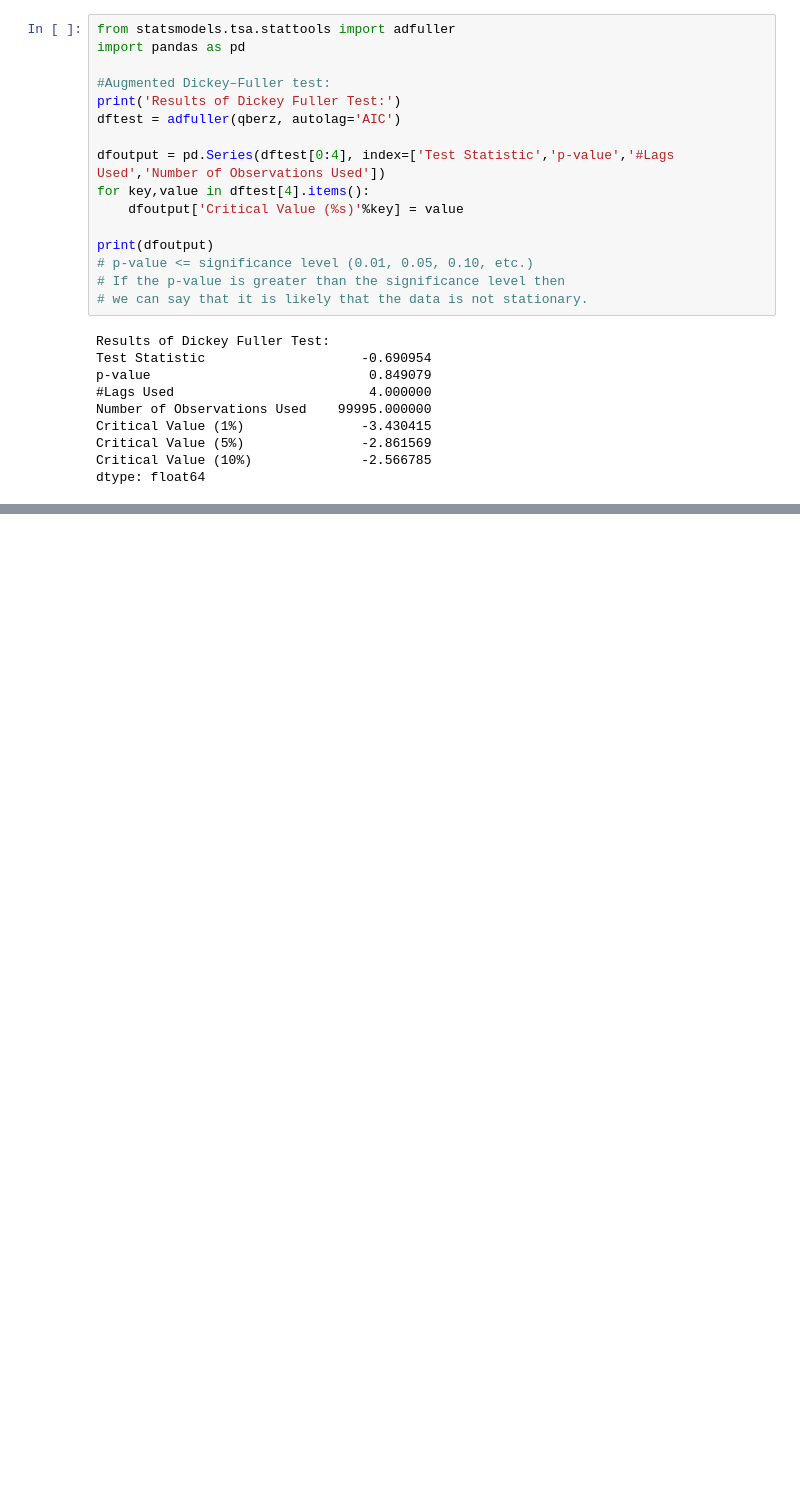
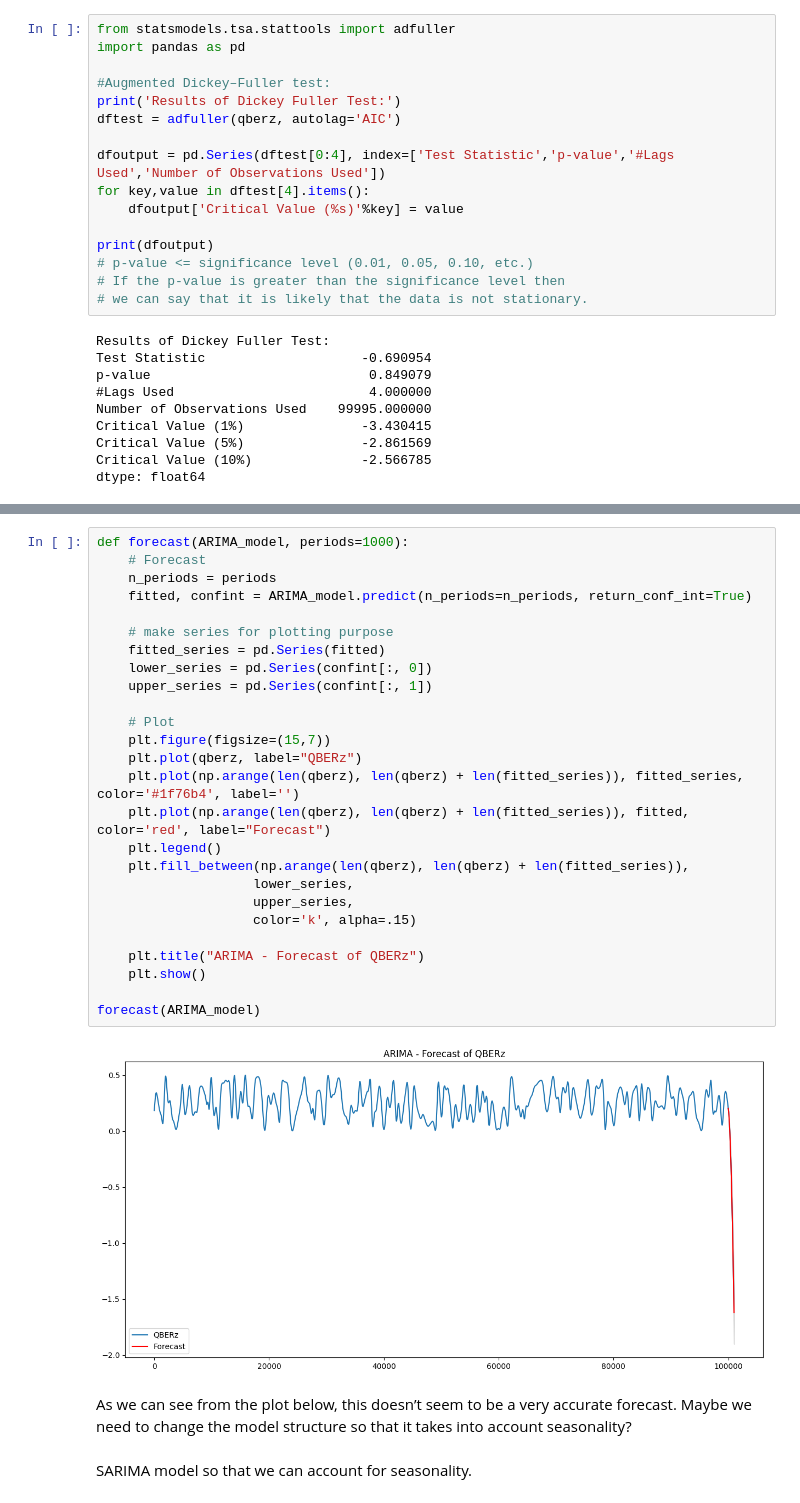
Before and after one commit to callmechristian/qnctrl, a Jupyter notebook: SARIMA.ipynb, the cells around one changed output, grey strips where cells are left out. Saved outputs shown, nothing was run; the diff lists cells and outputs as text; blank space fills up the shorter version.

```diff
--- a/SARIMA.ipynb
+++ b/SARIMA.ipynb
@@ -171,0 +122,32 @@ ABNORMAL_TERMINATION_IN_LNSRCH
+# %%
+def forecast(ARIMA_model, periods=1000):
+    # Forecast
+    n_periods = periods
+    fitted, confint = ARIMA_model.predict(n_periods=n_periods, return_conf_int=True)
+
+    # make series for plotting purpose
+    fitted_series = pd.Series(fitted)
+    lower_series = pd.Series(confint[:, 0])
+    upper_series = pd.Series(confint[:, 1])
+
+    # Plot
+    plt.figure(figsize=(15,7))
+    plt.plot(qberz, label="QBERz")
+    plt.plot(np.arange(len(qberz), len(qberz) + len(fitted_series)), fitted_series, color='#1f76b4', label='')
+    plt.plot(np.arange(len(qberz), len(qberz) + len(fitted_series)), fitted, color='red', label="Forecast")
+    plt.legend()
+    plt.fill_between(np.arange(len(qberz), len(qberz) + len(fitted_series)),
+                    lower_series,
+                    upper_series,
+                    color='k', alpha=.15)
+
+    plt.title("ARIMA - Forecast of QBERz")
+    plt.show()
+
+forecast(ARIMA_model)
+# %% [output]
+[figure, added]
+# %% [markdown]
+As we can see from the plot below, this doesn’t seem to be a very accurate forecast. Maybe we need to change the model structure so that it takes into account seasonality?
+# %% [markdown]
+SARIMA model so that we can account for seasonality.
```
Also changed, not shown: parts of 10 cells of this notebook.
